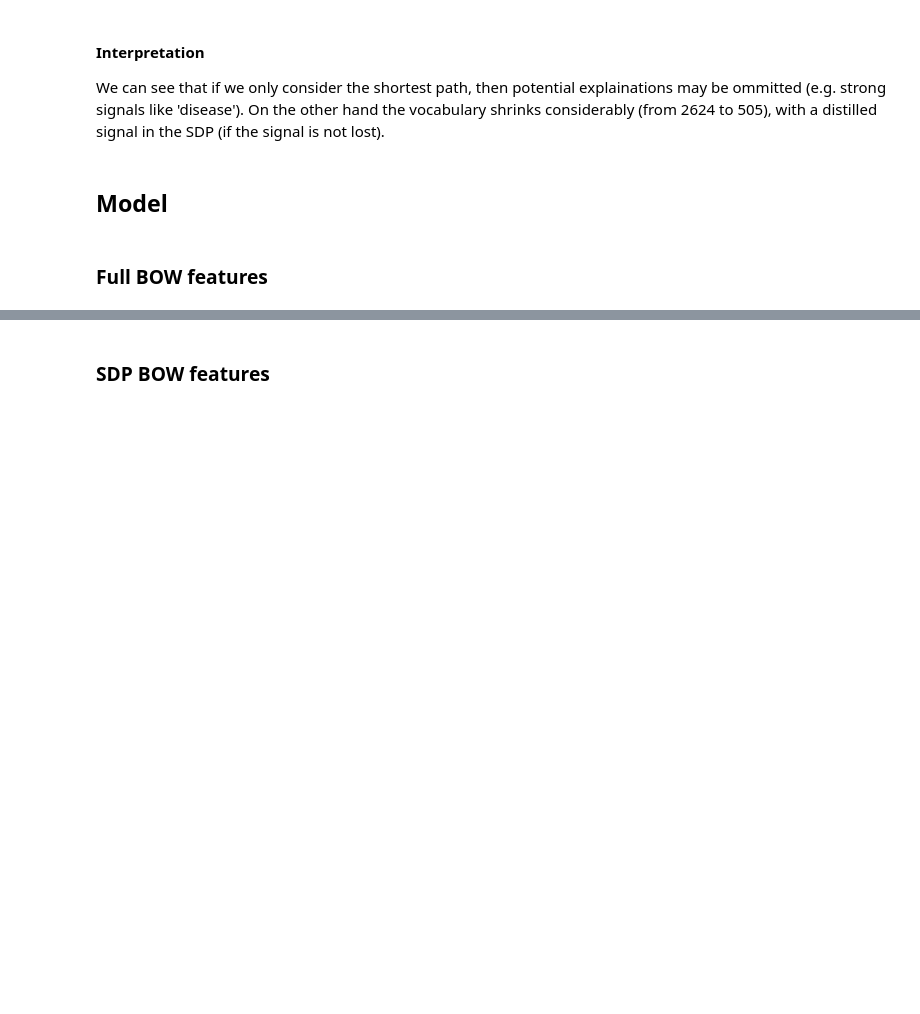
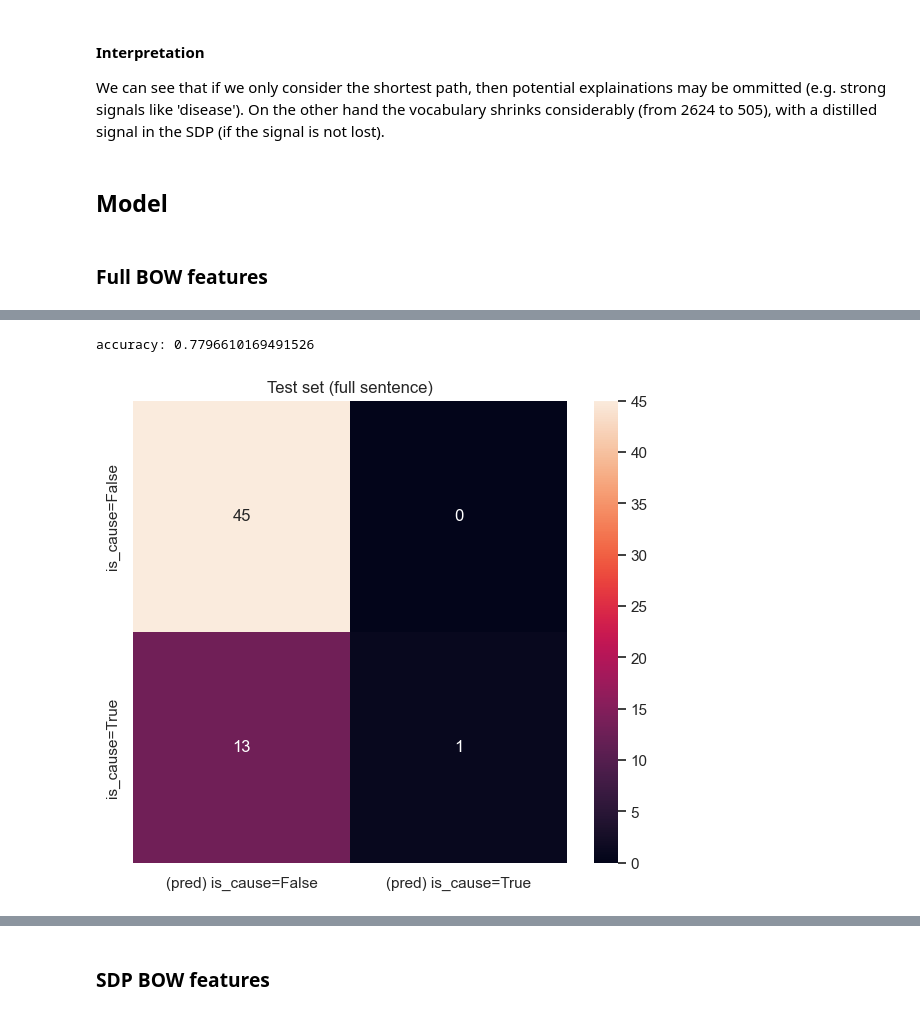
Before and after one commit to anaterovic/NLP, a Jupyter notebook: docs/milestone1.ipynb, the cells around one changed output, grey strips where cells are left out. Cells and saved outputs as stored; diff of their text form; code cells hidden in the pictures; blank space fills up the shorter version.

```diff
--- a/docs/milestone1.ipynb
+++ b/docs/milestone1.ipynb
@@ -245,7 +271,7 @@ from sklearn.feature_extraction.text import CountVectorizer
 np.random.seed(1)
 
 labels = df[['is_cause', 'is_treat']]
-X_train, X_test, y_train, y_test = train_test_split(df['tokens_lemma'], labels, test_size=0.20, shuffle=True, random_state=1)
+X_train, X_test, y_train, y_test = train_test_split(df['tokens_lemma'], labels, test_size=0.1, shuffle=True, random_state=1)
 # Prepare feature vectors
 vectorizer = CountVectorizer(tokenizer=lambda x: x, binary=True, ngram_range=(1, 1), analyzer='word', lowercase=False)
 x_train = vectorizer.fit_transform(X_train)
@@ -287,0 +314,19 @@ weighted avg       0.54      0.66      0.59        93
+# %%
+import seaborn as sns
+from sklearn.metrics import confusion_matrix
+
+
+def evaluate_class(y, pred, class_name, title):
+    print(f"accuracy: {accuracy_score(y, pred)}")
+
+    conf_mat = confusion_matrix(y, pred)
+    y_tick_labels = [f'{class_name}=False', f'{class_name}=True']
+    x_tick_labels = ['(pred) ' + l for l in y_tick_labels]
+    sns.set(rc={'figure.figsize':(7, 6)})
+    sns.heatmap(conf_mat, xticklabels=x_tick_labels, yticklabels=y_tick_labels, annot=True, fmt='.3g').set(title=title)
+
+
+evaluate_class(y_test.values[:, 0], pred_test[:, 0], 'is_cause', 'Test set (full sentence)')
+# %% [output]
+accuracy: 0.7796610169491526
+[figure, added]
```
Also changed, not shown: parts of 15 cells of this notebook.
